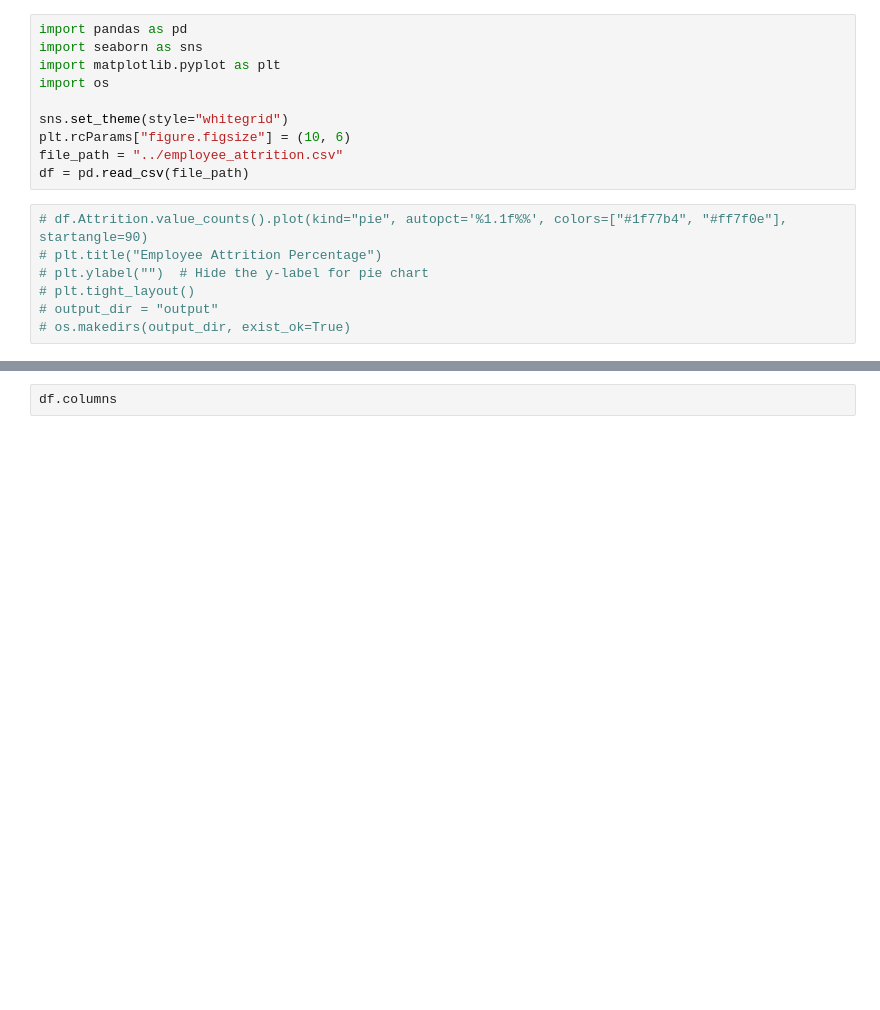
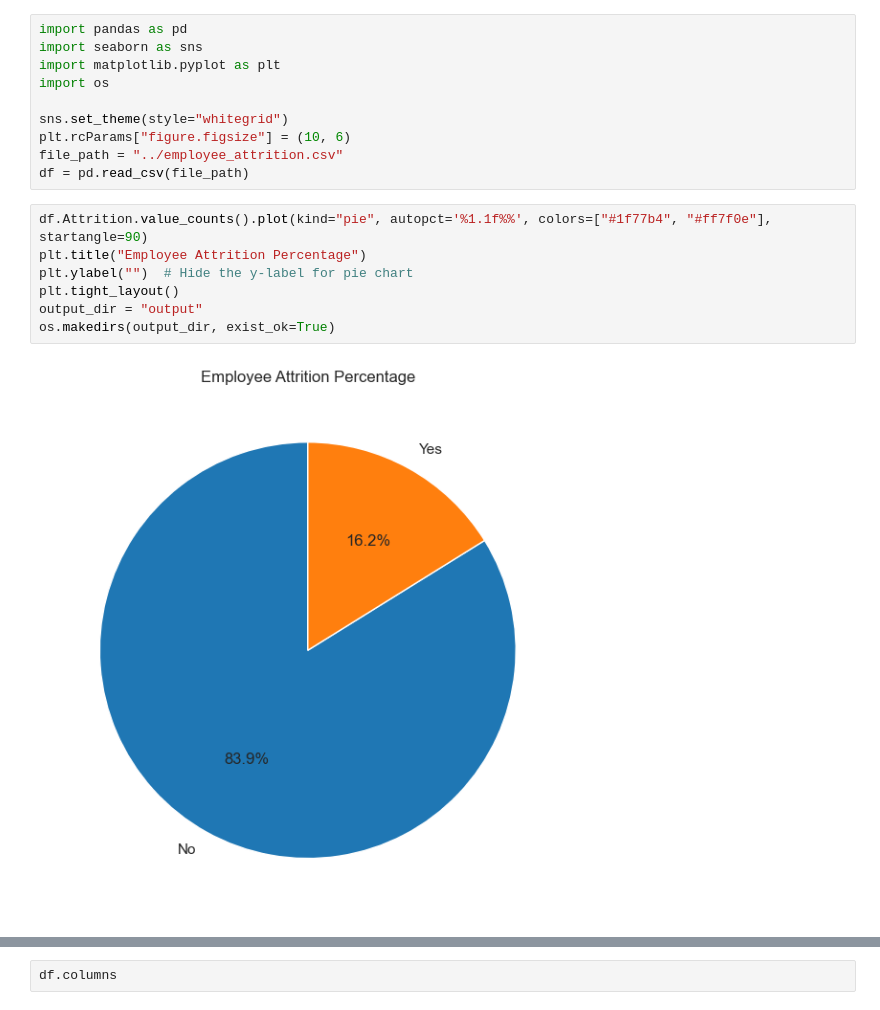
Before and after one commit to jaluDadhich/CASE-STUDY-AI-Powered-HR-Insights-Assistant-for-Acme-Corp, a Jupyter notebook: eda/attrition_analysis.ipynb, the cells around one changed output, grey strips where cells are left out. Drawn from its saved outputs; the diff is of its cells as text; blank space fills up the shorter version.

Commit message:
Attrition Analysis complete

```diff
--- a/eda/attrition_analysis.ipynb
+++ b/eda/attrition_analysis.ipynb
@@ -9,9 +9,11 @@ plt.rcParams["figure.figsize"] = (10, 6)
 file_path = "../employee_attrition.csv"
 df = pd.read_csv(file_path)
 # %%
-# df.Attrition.value_counts().plot(kind="pie", autopct='%1.1f%%', colors=["#1f77b4", "#ff7f0e"], startangle=90)
-# plt.title("Employee Attrition Percentage")
-# plt.ylabel("")  # Hide the y-label for pie chart
-# plt.tight_layout()
-# output_dir = "output"
-# os.makedirs(output_dir, exist_ok=True)
+df.Attrition.value_counts().plot(kind="pie", autopct='%1.1f%%', colors=["#1f77b4", "#ff7f0e"], startangle=90)
+plt.title("Employee Attrition Percentage")
+plt.ylabel("")  # Hide the y-label for pie chart
+plt.tight_layout()
+output_dir = "output"
+os.makedirs(output_dir, exist_ok=True)
+# %% [output]
+[figure, added]
```
Also changed, not shown: parts of 34 cells of this notebook.
